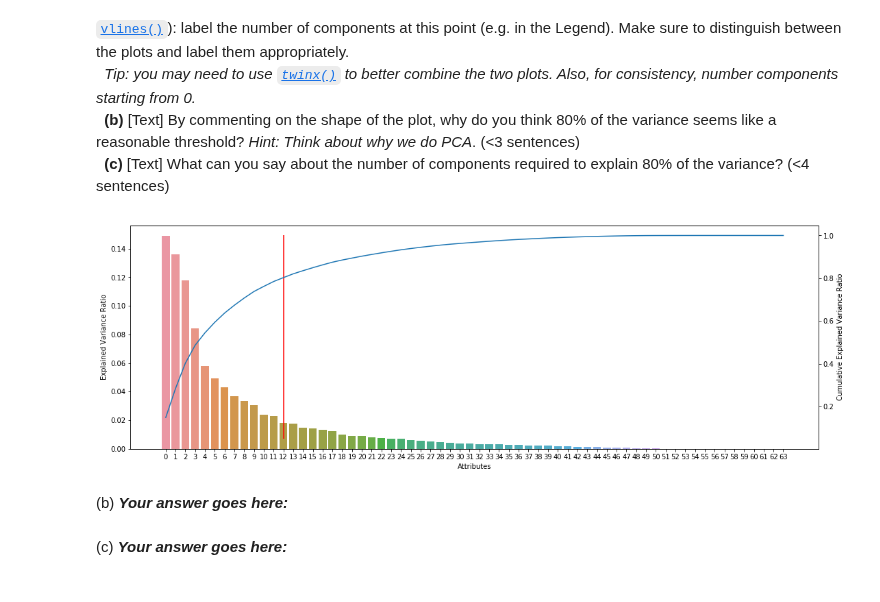
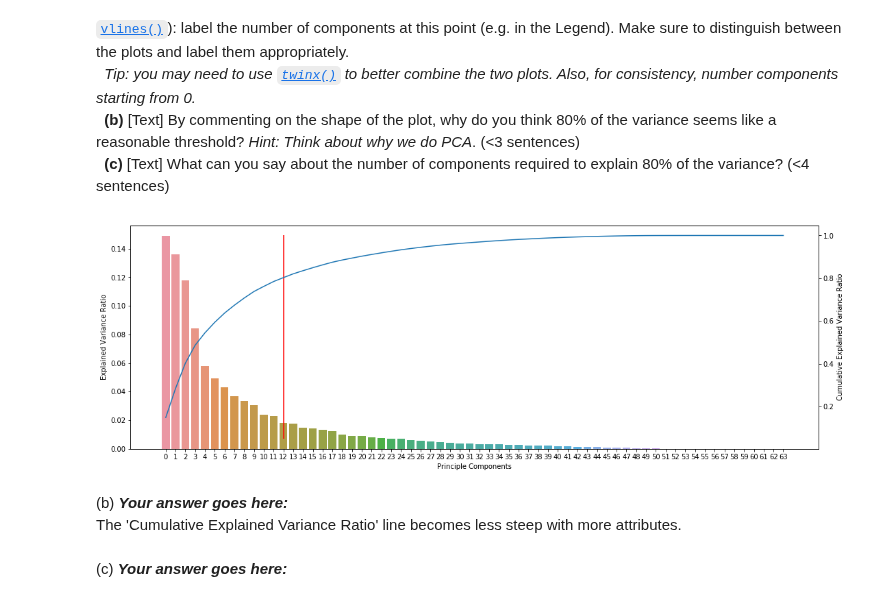
Before and after one commit to zhanshenlc/IAML2018, a Jupyter notebook: Assignments/04_B_PCA.ipynb, the cells around one changed output. Cells and saved outputs as stored; diff of their text form; code cells hidden in the pictures.

```diff
--- a/Assignments/04_B_PCA.ipynb
+++ b/Assignments/04_B_PCA.ipynb
@@ -241,32 +259,34 @@ Let us visualise the explained variance by the PCA components. Familiarise yours
 # %%
 #(a) # Your Code goes here:
 pca = PCA(n_components=64, svd_solver='full')
 pca.fit(X=data)
 var_per = pca.explained_variance_ratio_
 
+# Calculate the cumulative array and the threshold
 var_per_cum = np.zeros(64)
 var_per_cum[0] = var_per[0]
 line80 = 0
 for i in range(1, 64):
     var_per_cum[i] = var_per[i] + var_per_cum[i - 1]
     if var_per_cum[i] / 1 >= 0.8:
         if line80 == 0:
             line80 = i
 
 
-plt5 = plt.figure(figsize=(18, 6))
-plt5 = sns.barplot(x=np.arange(0, 64), y=var_per)
-plt5.set_xlabel('Attributes')
-plt5.set_ylabel('Explained Variance Ratio')
-plt6 = plt5.twinx()
-plt6 = plt.plot(var_per_cum)
+plt6 = plt.figure(figsize=(18, 6))
+plt6 = sns.barplot(x=np.arange(0, 64), y=var_per)
+plt6.set_xlabel('Principle Components')
+plt6.set_ylabel('Explained Variance Ratio')
+plt7 = plt6.twinx()
+plt7 = plt.plot(var_per_cum)
 plt.ylabel('Cumulative Explained Variance Ratio')
-plt7 = plt.vlines(x=line80, ymax=1, ymin=0.05, colors='Red')
+plt8 = plt.vlines(x=line80, ymax=1, ymin=0.05, colors='Red')
 plt.show()
 # %% [output]
-[figure, old version]
+[figure, new version]
 # %% [markdown]
 (b) ***Your answer goes here:***
+<br> The 'Cumulative Explained Variance Ratio' line becomes less steep with more attributes.
 # %% [markdown]
 (c) ***Your answer goes here:***
 # %% [markdown]
```
Also changed, not shown: parts of 14 cells of this notebook.
